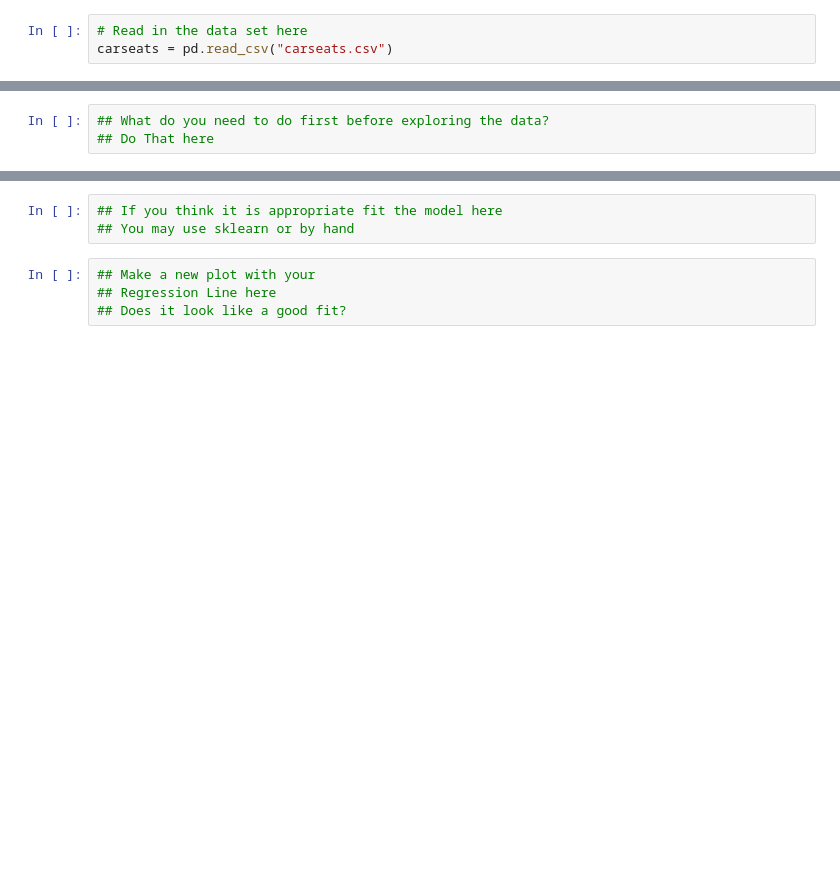
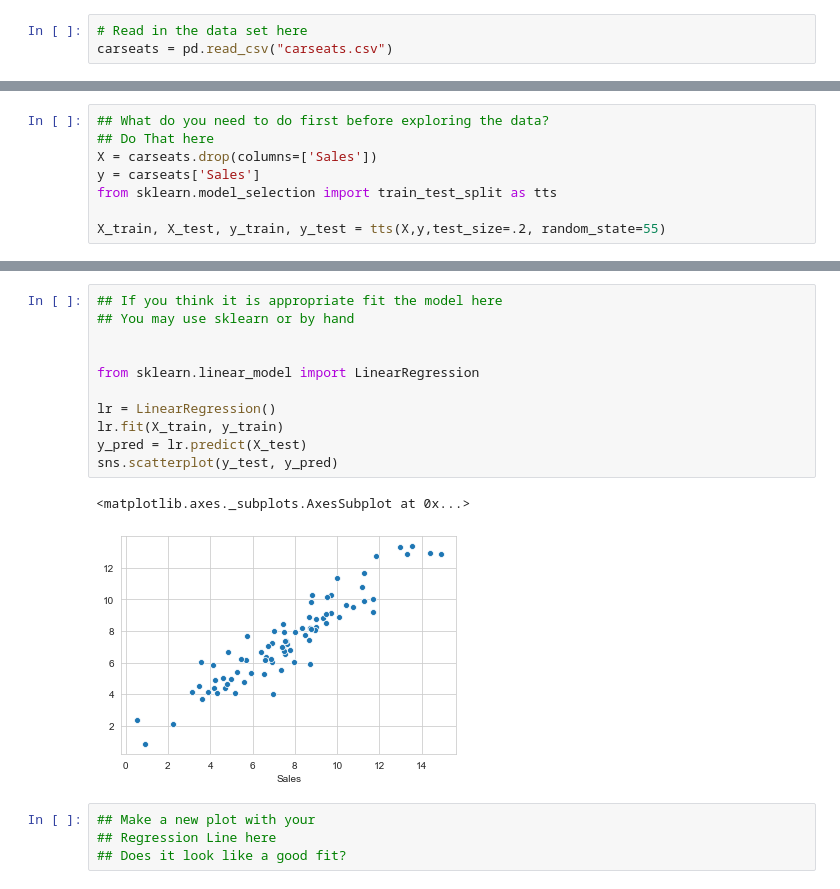
Before and after one commit to yuxinxwang/Code2020Materials, a Jupyter notebook: Lectures/Regression/Notebook 1 - Simple Linear Regression (SLR) 1 .ipynb, the cells around one changed output, grey strips where cells are left out. Cells and saved outputs as stored; diff of their text form; blank space fills up the shorter version.

Commit message:
Updated Regression

```diff
--- a/Lectures/Regression/Notebook 1 - Simple Linear Regression (SLR) 1 .ipynb
+++ b/Lectures/Regression/Notebook 1 - Simple Linear Regression (SLR) 1 .ipynb
@@ -454,6 +529,11 @@ carseats = pd.read_csv("carseats.csv")
 # %%
 ## What do you need to do first before exploring the data?
 ## Do That here
+X = carseats.drop(columns=['Sales'])
+y = carseats['Sales']
+from sklearn.model_selection import train_test_split as tts
+
+X_train, X_test, y_train, y_test = tts(X,y,test_size=.2, random_state=55)
 # %%
 ## Now explore the data
 ## plot Price vs Sales and see if
@@ -461,6 +549,17 @@ carseats = pd.read_csv("carseats.csv")
 # %%
 ## If you think it is appropriate fit the model here
 ## You may use sklearn or by hand
+
+
+from sklearn.linear_model import LinearRegression
+
+lr = LinearRegression()
+lr.fit(X_train, y_train)
+y_pred = lr.predict(X_test)
+sns.scatterplot(y_test, y_pred)
+# %% [output]
+<matplotlib.axes._subplots.AxesSubplot at 0x...>
+[figure, added]
 # %%
 ## Make a new plot with your
 ## Regression Line here
```
Also changed, not shown: parts of 17 cells of this notebook, 4 other files.
